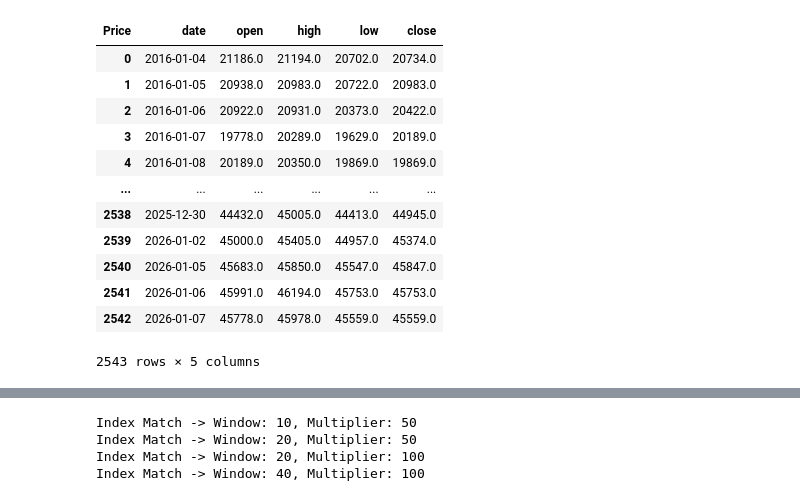
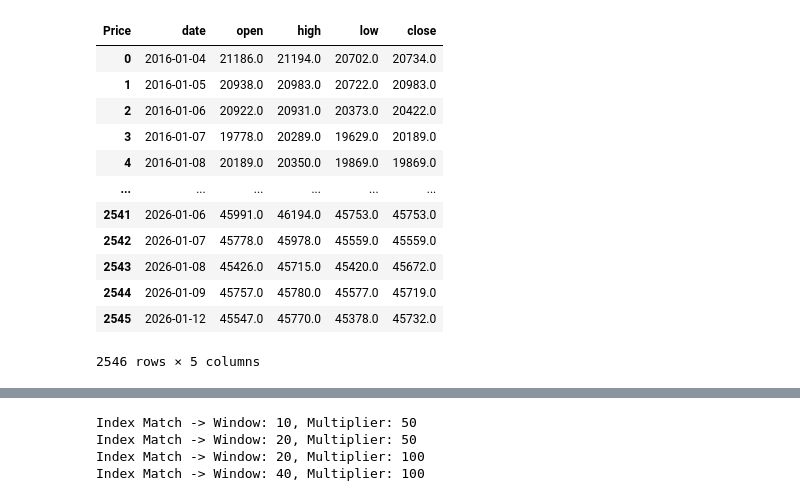
Before and after one commit to laceto/algoshort, a Jupyter notebook: 1_test_package copy 2.ipynb, the cells around one changed output, grey strips where cells are left out. Cells and saved outputs as stored; diff of their text form; code cells hidden in the pictures.

```diff
--- a/1_test_package copy 2.ipynb
+++ b/1_test_package copy 2.ipynb
@@ -48,22 +44,22 @@ handler.download_data(['A2A.MI', 'FTSEMIB.MI'], start='2016-01-01', end=date.tod
 # %%
-df = handler.get_data('A2A.MI')
-df = handler.get_ohlc_data('A2A.MI')
+df = handler.get_data('CEM.MI')
+df = handler.get_ohlc_data('CEM.MI')
 bmk = handler.get_ohlc_data('FTSEMIB.MI')
 bmk
 # %% [output]
 | Price | date | open | high | low | close |
 | 0 | 2016-01-04 | 21186.0 | 21194.0 | 20702.0 | 20734.0 |
 | 1 | 2016-01-05 | 20938.0 | 20983.0 | 20722.0 | 20983.0 |
 | 2 | 2016-01-06 | 20922.0 | 20931.0 | 20373.0 | 20422.0 |
 | 3 | 2016-01-07 | 19778.0 | 20289.0 | 19629.0 | 20189.0 |
 | 4 | 2016-01-08 | 20189.0 | 20350.0 | 19869.0 | 19869.0 |
 | ... | ... | ... | ... | ... | ... |
-| 2538 | 2025-12-30 | 44432.0 | 45005.0 | 44413.0 | 44945.0 |
-| 2539 | 2026-01-02 | 45000.0 | 45405.0 | 44957.0 | 45374.0 |
-| 2540 | 2026-01-05 | 45683.0 | 45850.0 | 45547.0 | 45847.0 |
 | 2541 | 2026-01-06 | 45991.0 | 46194.0 | 45753.0 | 45753.0 |
 | 2542 | 2026-01-07 | 45778.0 | 45978.0 | 45559.0 | 45559.0 |
+| 2543 | 2026-01-08 | 45426.0 | 45715.0 | 45420.0 | 45672.0 |
+| 2544 | 2026-01-09 | 45757.0 | 45780.0 | 45577.0 | 45719.0 |
+| 2545 | 2026-01-12 | 45547.0 | 45770.0 | 45378.0 | 45732.0 |
-2543 rows × 5 columns
+2546 rows × 5 columns
 # %%
 from algoshort.ohlcprocessor import OHLCProcessor
 processor = OHLCProcessor()
```
Also changed, not shown: parts of 31 cells of this notebook, 1 other file.
